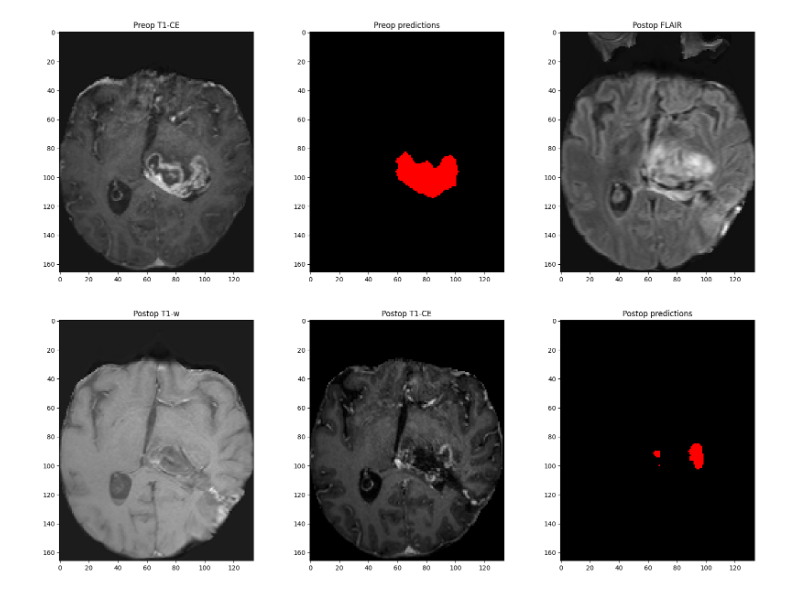
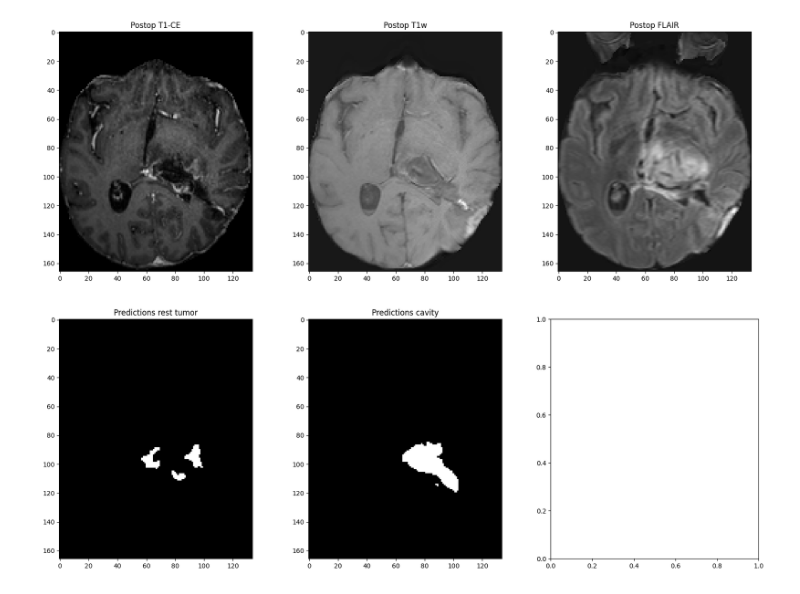
Before and after one commit to dbouget/raidionics_rads_lib, a Jupyter notebook: notebooks/03_run_postoperative_segmentation.ipynb, the cells around one changed output. Drawn from its saved outputs; the diff is of its cells as text; code cells hidden in the pictures.

```diff
--- a/notebooks/03_run_postoperative_segmentation.ipynb
+++ b/notebooks/03_run_postoperative_segmentation.ipynb
@@ -320,83 +205,61 @@ INFO:root:Total elapsed time for executing the pipeline: 104.21717071533203 seco
 # %%
 # Inspecting the results
 import os
 import nibabel as nib
 import numpy as np
 import matplotlib
 import matplotlib.pyplot as plt
 
 logging.getLogger().setLevel(logging.WARNING)
 
-# Collecting the co-registered inputs to view them side-by-side
-post_t1_filename = os.path.join(patient_dir, 'patient-UnitTest2', 'T1', 'postop_t1gd.nii.gz')
-predictions_filename = os.path.join(results_dir, 'T1', 'postop_t1gd_annotation-Tumor.nii.gz')
+# Collecting the co-registered post-operative inputs to view them side-by-side
+post_t1_filename = os.path.join(patient_dir, 'patient-UnitTest2', 'inputs', 'T1', 'postop_t1gd.nii.gz')
+tumor_pred_filename = os.path.join(test_results_dir, 'T1', 'postop_t1gd_annotation-TumorCE_MRI_TumorCE_Postop.nii.gz')
+cavity_pred_filename = os.path.join(test_results_dir, 'T1', 'postop_t1gd_annotation-Cavity_MRI_Cavity.nii.gz')
 
-preop_registration_folder = []
-for _, dirs, _ in os.walk(os.path.join(results_dir, 'T0')):
-    for d in dirs:
-        preop_registration_folder.append(os.path.join(results_dir, 'T0', d))
-    break
-
-preop_registered_t1_filename = []
-preop_registered_t1_tumor_filename = []
-
-for _, _, files in os.walk(os.path.join(preop_registration_folder[0])):
+postop_t1w_coreg_fn = None
+postop_flair_coreg_fn = None
+for _, _, files in os.walk(os.path.join(test_results_dir, 'T1', 'T1_T1c_space')):
     for f in files:
-        if 'Tumor' in f:
-            preop_registered_t1_tumor_filename.append(os.path.join(preop_registration_folder[0], f))
-        elif 'Brain' not in f:
-            preop_registered_t1_filename.append(os.path.join(preop_registration_folder[0], f))
-    break
-
-postop_registration_folder = []
-for _, dirs, _ in os.walk(os.path.join(results_dir, 'T1')):
-    for d in dirs:
-        postop_registration_folder.append(os.path.join(results_dir, 'T1', d))
-    break
-
-postop_registered_t1w_filename = []
-postop_registered_flair_filename = []
-
-for _, _, files in os.walk(os.path.join(postop_registration_folder[0])):
-    for f in files:
-        if 'flair_registered' in f and 'Brain' not in f:
-            postop_registered_flair_filename.append(os.path.join(postop_registration_folder[0], f))
-        elif 't1_registered' in f and 'Brain' not in f:
-            postop_registered_t1w_filename.append(os.path.join(postop_registration_folder[0], f))
+        if "postop_t1_Seq-T1w_registered_to" in f:
+            postop_t1w_coreg_fn = os.path.join(test_results_dir, 'T1', 'T1_T1c_space', f)
+        elif "postop_flair_Seq-FLAIR_registered" in f:
+            postop_flair_coreg_fn = os.path.join(test_results_dir, 'T1', 'T1_T1c_space', f)
     break
 
 # Loading all co-registered inputs and predictions
-pre_t1_nib = nib.load(preop_registered_t1_filename[0])
-pre_predictions_nib = nib.load(preop_registered_t1_tumor_filename[0])
-post_t1_nib = nib.load(post_t1_filename)
-post_t1w_nib = nib.load(postop_registered_t1w_filename[0])
-post_flair_nib = nib.load(postop_registered_flair_filename[0])
-predictions_nib = nib.load(predictions_filename)
+post_t1c_nib = nib.load(post_t1_filename)
+post_t1w_nib = nib.load(postop_t1w_coreg_fn)
+post_flair_nib = nib.load(postop_flair_coreg_fn)
+resttumor_pred_nib = nib.load(tumor_pred_filename)
+cavity_pred_nib = nib.load(cavity_pred_filename)
 
-pre_t1 = pre_t1_nib.get_fdata()[:]
-pre_predictions = pre_predictions_nib.get_fdata()[:]
-post_t1 = post_t1_nib.get_fdata()[:]
+post_t1c = post_t1c_nib.get_fdata()[:]
 post_t1w = post_t1w_nib.get_fdata()[:]
 post_flair = post_flair_nib.get_fdata()[:]
-predictions = predictions_rs.get_fdata()[:]
+resttumor_pred = resttumor_pred_nib.get_fdata()[:]
+cavity_pred = cavity_pred_nib.get_fdata()[:]
 
-predictions[predictions < 0.6] = 0
-predictions[predictions >= 0.6] = 1
+resttumor_pred[resttumor_pred < 0.5] = 0
+resttumor_pred[resttumor_pred >= 0.5] = 1
+
+cavity_pred[cavity_pred < 0.5] = 0
+cavity_pred[cavity_pred >= 0.5] = 1
 
 # Plotting corresponding inputs and predictions for a single 2D slice
 colors = ['black','green','blue','red']
 cmap = matplotlib.colors.ListedColormap(colors)
 
+slice_nr = 74
 fig, ax = plt.subplots(2, 3, figsize=(20, 15))
-ax[0, 0].imshow(pre_t1[:, 76, :], cmap="gray")
-ax[0, 1].imshow(pre_predictions[:, 76, :], cmap=cmap)
-ax[0, 2].imshow(post_flair[:, 76, :], cmap="gray")
-ax[1, 0].imshow(post_t1w[:, 76, :], cmap="gray")
-ax[1, 1].imshow(post_t1[:, 76, :], cmap="gray")
-ax[1, 2].imshow(predictions[:, 76, :], cmap=cmap)
+ax[0, 0].imshow(post_t1c[:, slice_nr, :], cmap="gray")
+ax[0, 1].imshow(post_t1w[:, slice_nr, :], cmap="gray")
+ax[0, 2].imshow(post_flair[:, slice_nr, :], cmap="gray")
+ax[1, 0].imshow(resttumor_pred[:, slice_nr, :], cmap="gray")
+ax[1, 1].imshow(cavity_pred[:, slice_nr, :], cmap="gray")
 
-for i, title in enumerate(["Preop T1-CE", "Preop predictions", "Postop FLAIR", "Postop T1-w", "Postop T1-CE", "Postop predictions"]):
+for i, title in enumerate(["Postop T1-CE", "Postop T1w", "Postop FLAIR", "Predictions rest tumor", "Predictions cavity", ""]):
   ax[int(i/3), i%3].set_title(title)
 plt.show()
 # %% [output]
-[figure, old version]
+[figure, new version]
```
Also changed, not shown: parts of 5 cells of this notebook, 4 other files.
